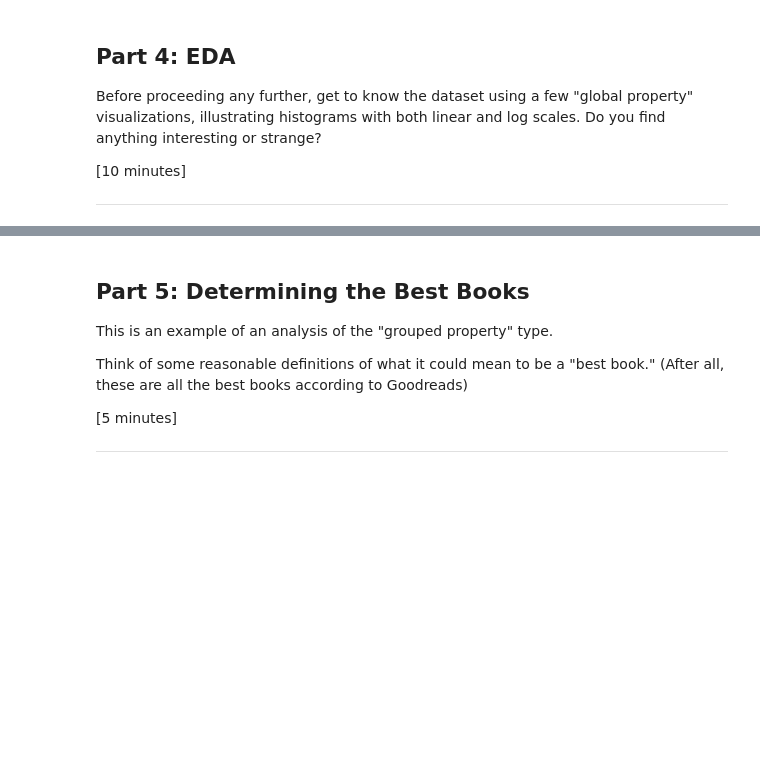
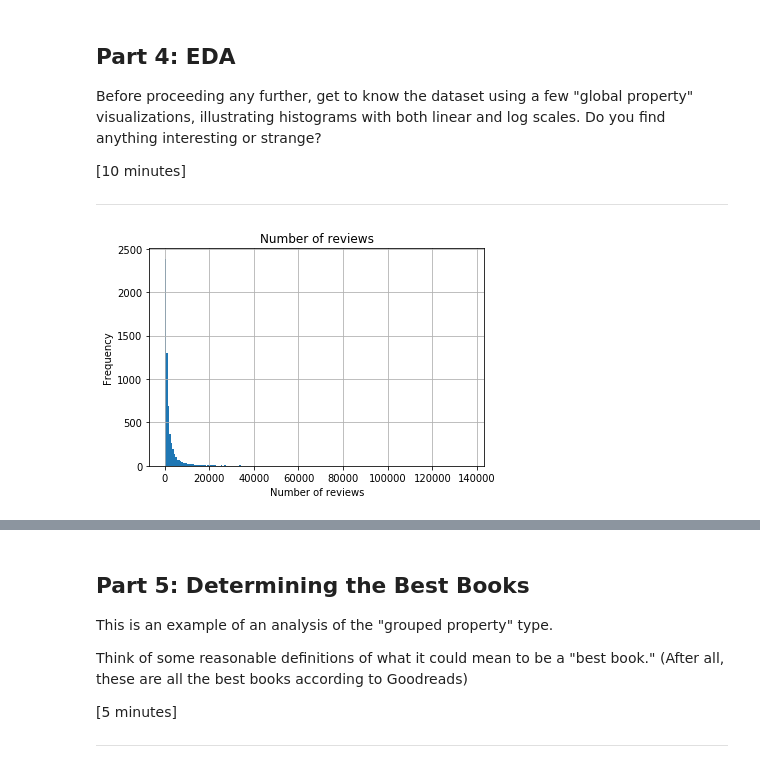
Before and after one commit to mattzakh/a-2017, a Jupyter notebook: Labs/Lab2_Worked_EDA/Lab2_CleaningEDA.ipynb, the cells around one changed output, grey strips where cells are left out. Drawn from its saved outputs; the diff is of its cells as text; code cells hidden in the pictures; blank space fills up the shorter version.

```diff
--- a/Labs/Lab2_Worked_EDA/Lab2_CleaningEDA.ipynb
+++ b/Labs/Lab2_Worked_EDA/Lab2_CleaningEDA.ipynb
@@ -161,0 +244,11 @@ Hint: Use panda's `map` to assign new columns to the dataframe.
+# %%
+# function that accepts an author url and return the author's name
+def get_author(url):
+
+    name = url.split('/')[-1].split('.')[1]
+    return name
+
+# apply get_author to the author_url column using map
+# store in author column
+df.author = df.author_url.map(get_author)
+df.author[:5]
@@ -161,0 +262,4 @@ Hint: Use panda's `map` to assign new columns to the dataframe.
+# %%
+# test with first genre_url
+test_genre_string = df.genre_urls[0]
+test_genre_string
@@ -161,0 +268,6 @@ Hint: Use panda's `map` to assign new columns to the dataframe.
+# %%
+# split
+genres = test_genre_string.strip().split('|')
+for g in genres:
+    print(g.split('/')[-1])
+    "|".join(genres)
@@ -161,0 +288,9 @@ Hint: Use panda's `map` to assign new columns to the dataframe.
+# %%
+# function that accepts a genre url and returns the genre
+def split_and_join_genres(url):
+    genres = url.strip().split('|')
+    genres = [g.split('/')[-1] for g in genres]
+    return "|".join(genres)
+
+df['genres'] = df.genre_urls.map(split_and_join_genres)
+df.genres.head()
@@ -167,3 +329,14 @@ Before proceeding any further, get to know the dataset using a few "global prope
 [10 minutes]
 
 ---
+# %%
+#Generate histograms using the format df.YOUR_CHOICE_OF_COLUMN_NAME.hist(bins=YOUR_CHOICE_OF_BIN_SIZE)
+
+df.review_count.hist(bins=200)
+plt.xlabel('Number of reviews')
+plt.ylabel('Frequency')
+plt.title('Number of reviews');
+
+plt.show();
+# %% [output]
+[figure, added]
```
Also changed, not shown: parts of 17 cells of this notebook, 6 other files.
